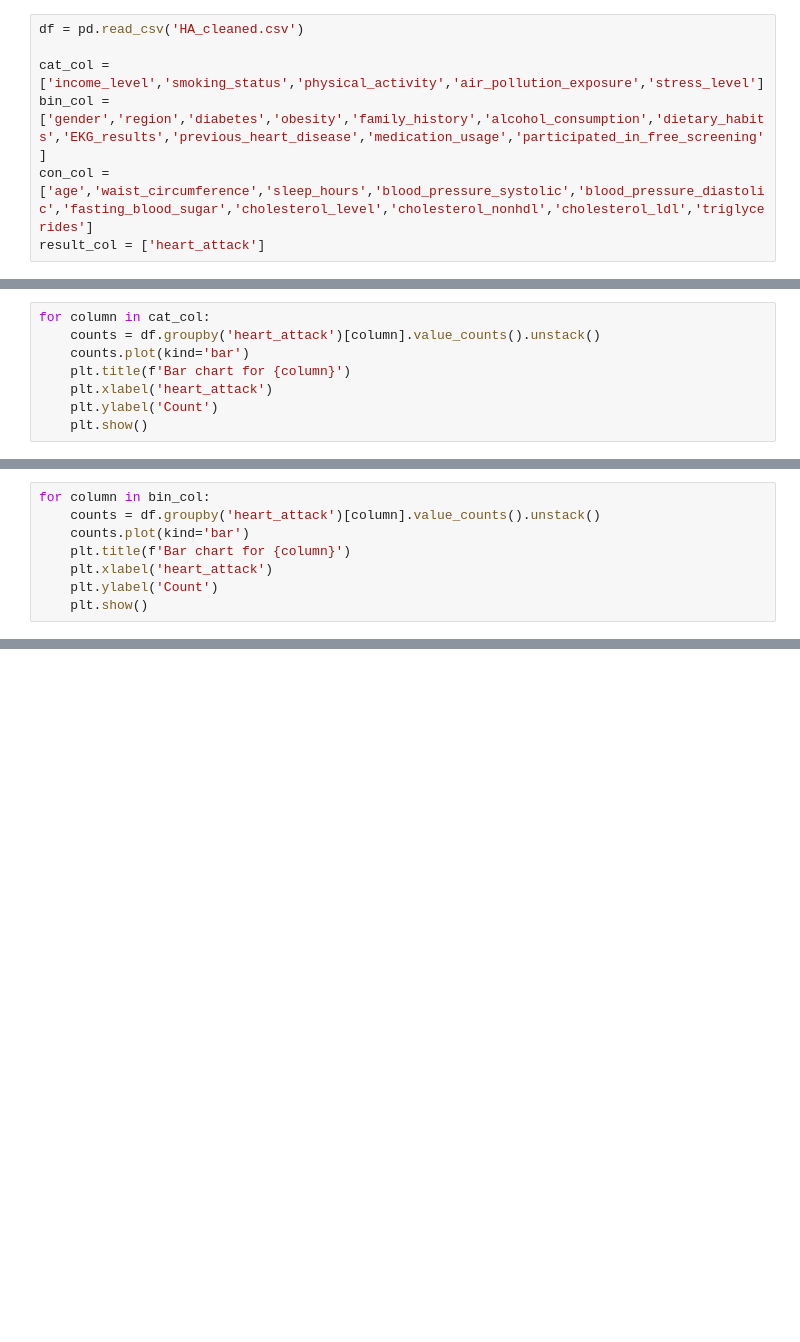
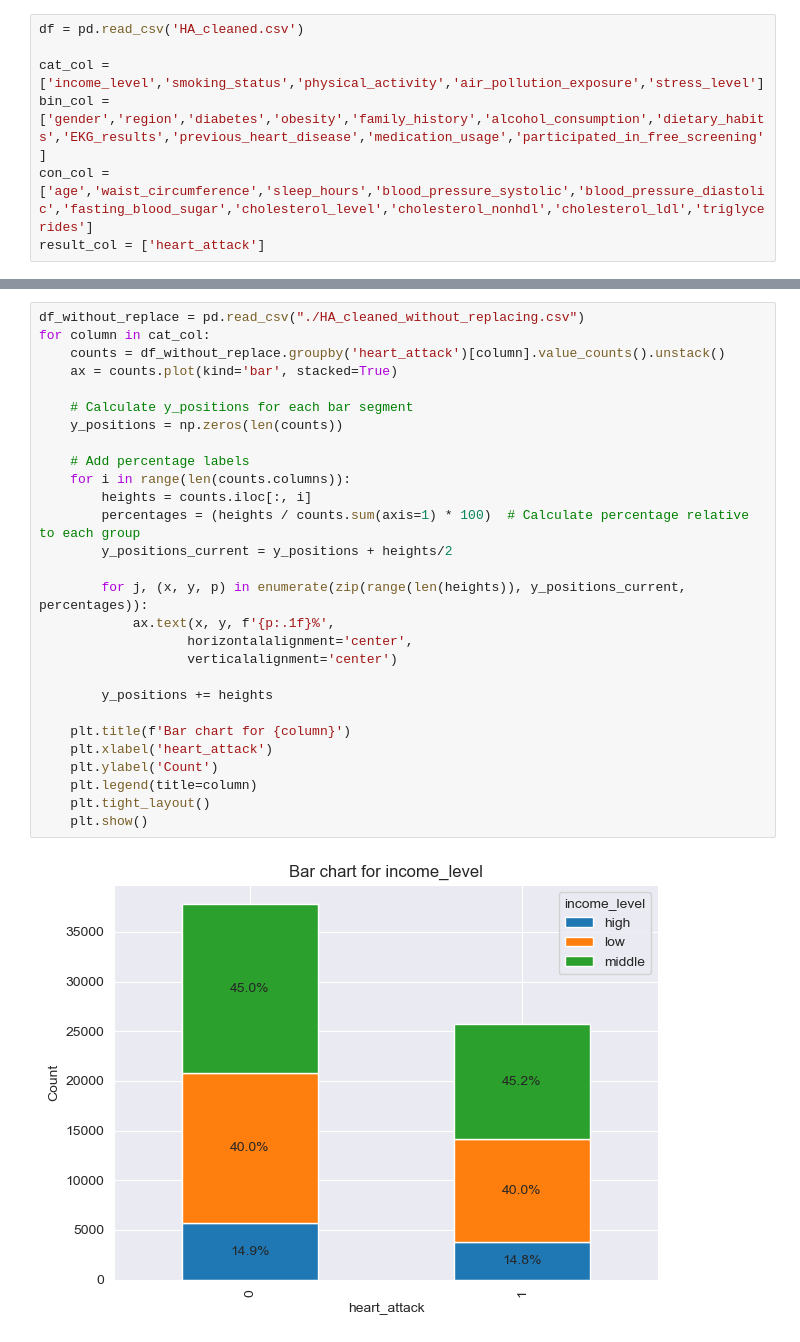
Before and after one commit to tmwong5694/Myocardial-Infarction-Prediction, a Jupyter notebook: data_exploration.ipynb, the cells around one changed output, grey strips where cells are left out. Saved outputs shown, nothing was run; the diff lists cells and outputs as text; blank space fills up the shorter version.

```diff
--- a/data_exploration.ipynb
+++ b/data_exploration.ipynb
@@ -30,8 +98,0 @@ for column in con_col:
-# %%
-for column in cat_col:
-    counts = df.groupby('heart_attack')[column].value_counts().unstack()
-    counts.plot(kind='bar')
-    plt.title(f'Bar chart for {column}')
-    plt.xlabel('heart_attack')
-    plt.ylabel('Count')
-    plt.show()
@@ -44,8 +98,0 @@ for column in cat_col:
-# %%
-for column in bin_col:
-    counts = df.groupby('heart_attack')[column].value_counts().unstack()
-    counts.plot(kind='bar')
-    plt.title(f'Bar chart for {column}')
-    plt.xlabel('heart_attack')
-    plt.ylabel('Count')
-    plt.show()
@@ -63,0 +99,30 @@ for column in bin_col:
+# %%
+df_without_replace = pd.read_csv("./HA_cleaned_without_replacing.csv")
+for column in cat_col:
+    counts = df_without_replace.groupby('heart_attack')[column].value_counts().unstack()
+    ax = counts.plot(kind='bar', stacked=True)
+
+    # Calculate y_positions for each bar segment
+    y_positions = np.zeros(len(counts))
+
+    # Add percentage labels
+    for i in range(len(counts.columns)):
+        heights = counts.iloc[:, i]
+        percentages = (heights / counts.sum(axis=1) * 100)  # Calculate percentage relative to each group
+        y_positions_current = y_positions + heights/2
+
+        for j, (x, y, p) in enumerate(zip(range(len(heights)), y_positions_current, percentages)):
+            ax.text(x, y, f'{p:.1f}%',
+                   horizontalalignment='center',
+                   verticalalignment='center')
+
+        y_positions += heights
+
+    plt.title(f'Bar chart for {column}')
+    plt.xlabel('heart_attack')
+    plt.ylabel('Count')
+    plt.legend(title=column)
+    plt.tight_layout()
+    plt.show()
+# %% [output]
+[figure, added]
```
Also changed, not shown: parts of 7 cells of this notebook, 4 other files.
